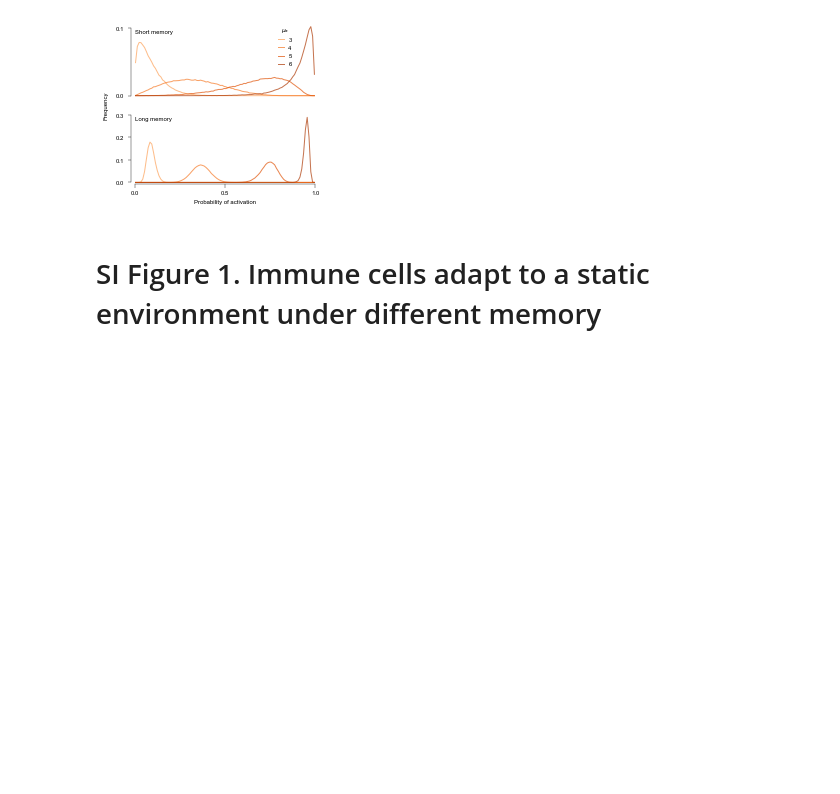
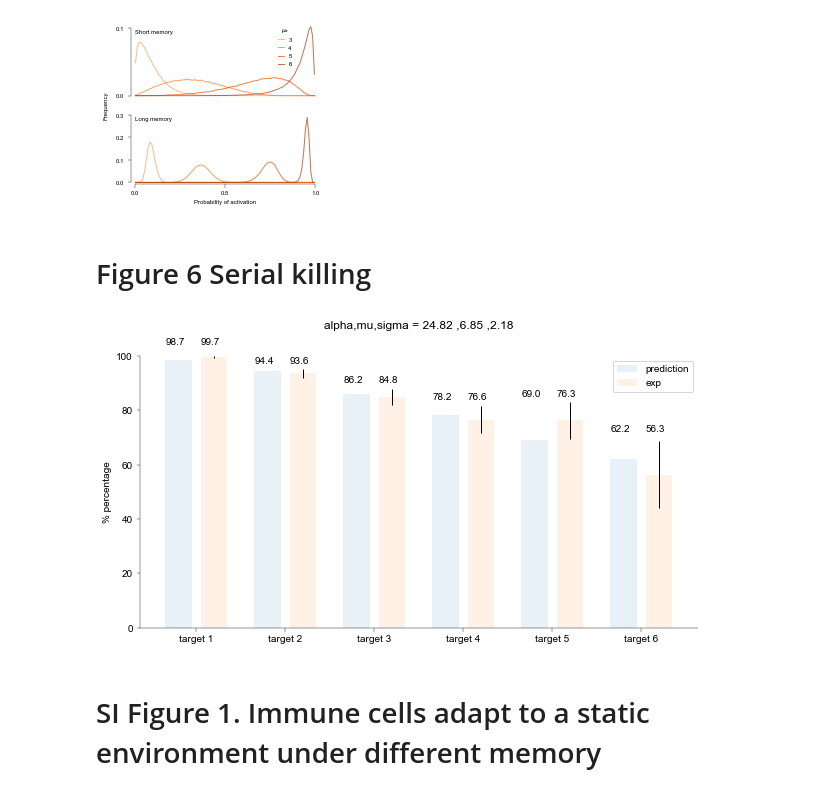
Before and after one commit to ywqin/paper-innate-immune-adaptation, a Jupyter notebook: figures.ipynb, the cells around one changed output. Saved outputs shown, nothing was run; the diff lists cells and outputs as text; code cells hidden in the pictures; blank space fills up the shorter version.

```diff
--- a/figures.ipynb
+++ b/figures.ipynb
@@ -876,6 +874,82 @@ plt.show()
 plt.close()
 # %% [output]
 [figure]
+# %% [markdown]
+# Figure 6 Serial killing
+# %%
+def initial_parameters(alpha,N):
+	# update m=300 steps, healthy signal N(0,1)
+	n_updates=300
+	kappa = 2*alpha
+	ms=np.zeros(N)
+	betas=np.ones(N)*alpha
+	for j in range(n_updates):
+		xs = np.random.randn(N)
+		ms_new = (xs+kappa*ms)/(kappa+1)
+		betas_new = (alpha-1)/(alpha-0.5)*(betas+0.5*kappa/(kappa+1)*(xs-ms)**2)
+		ms=ms_new
+		betas = betas_new
+	return(ms,betas)
+
+def serial_kill(alpha, mu_t, sigma_t):
+	N=1000 # number of cells
+	kappa = 2*alpha
+	m,beta = initial_parameters(alpha,N)
+	p = np.zeros(6)
+	for i_encounter in range(6):
+		threshold = t.ppf(0.99, 2*alpha, m, np.sqrt((kappa+1)*beta/kappa/alpha))
+		x_rand = np.random.normal(mu_t,sigma_t,N)
+		k = x_rand>threshold
+		pk=0
+		for j in range(N):
+			if k[j]==True :
+				pk += 1
+		pk = pk/N
+		p[i_encounter] = pk
+		mnew = (kappa*m+x_rand)/(kappa+1)
+		betanew = (alpha-1)/(alpha-0.5)*(beta+0.5*kappa/(kappa+1)*(m-x_rand)**2)
+		m = mnew
+		beta = betanew
+	return(p)
+y_exp = np.array([[0.997, 0.936, 0.848, 0.766, 0.763, 0.563]])
+n_exp = np.array([347,250,151,77,38,16])
+y_exp_array = np.array([0.997, 0.936, 0.848, 0.766, 0.763, 0.563])
+y_exp_std = np.sqrt(y_exp_array*(1-y_exp_array))
+y_exp_bar = y_exp_std/np.sqrt(n_exp)
+
+alpha,mu,sigma = 24.82, 6.85, 2.18
+y = serial_kill(alpha,mu,sigma)
+# convert to percentage
+y_percent = y*100
+y_exp_percent = y_exp_array*100
+y_exp_bar_percent = y_exp_bar*100
+f, axs = plt.subplots(figsize=(10,5))
+plt.rc('font', size=10)
+
+x = np.array([1,2,3,4,5,6])
+axs.bar(x-0.2,y_percent, width=0.3, label='prediction', alpha=0.1)
+axs.bar(x+0.2,y_exp_percent,yerr=y_exp_bar_percent,width=0.3, label = 'exp', alpha=0.1)
+y_label = np.array([105,98,91,85,86,73]) # height of text
+for index, value in enumerate(y_percent):
+	axs.text(index+0.65, y_label[index], '%.1f'%value, va='center')
+for index, value in enumerate(y_exp_percent):
+	axs.text(index+1.05, y_label[index], '%.1f'%value, va='center')
+axs.legend()
+axs.set_ylabel('% percentage')
+axs.set_xticks(x)
+axs.set_xticklabels(['target 1', 'target 2', 'target 3', 'target 4', 'target 5', 'target 6'])
+
+plt.ylim(0,100)
+plt.text(0.5, 1.1, 'alpha,mu,sigma = %.2f ,%.2f ,%.2f'%(alpha,mu,sigma),
+         horizontalalignment='center',
+         fontsize=12,
+         transform = axs.transAxes)
+axs.spines['right'].set_visible(False)
+axs.spines['top'].set_visible(False)
+plt.show()
+f.savefig('serial_killing.png')
+# %% [output]
+[figure, added]
 # %% [markdown]
 # SI Figure 1. Immune cells adapt to a static environment under different memory
 # %%
```
Also changed, not shown: parts of 32 cells of this notebook.
